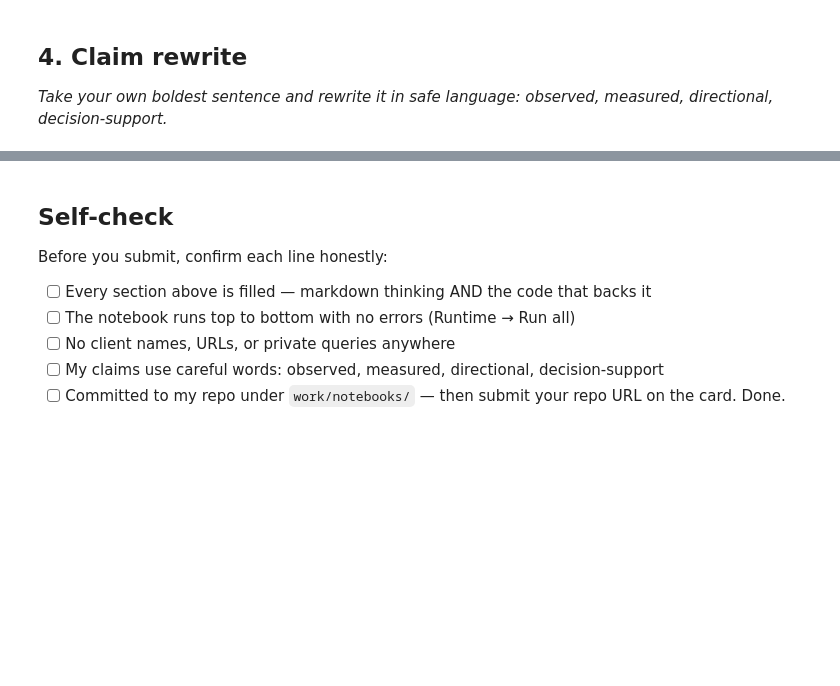
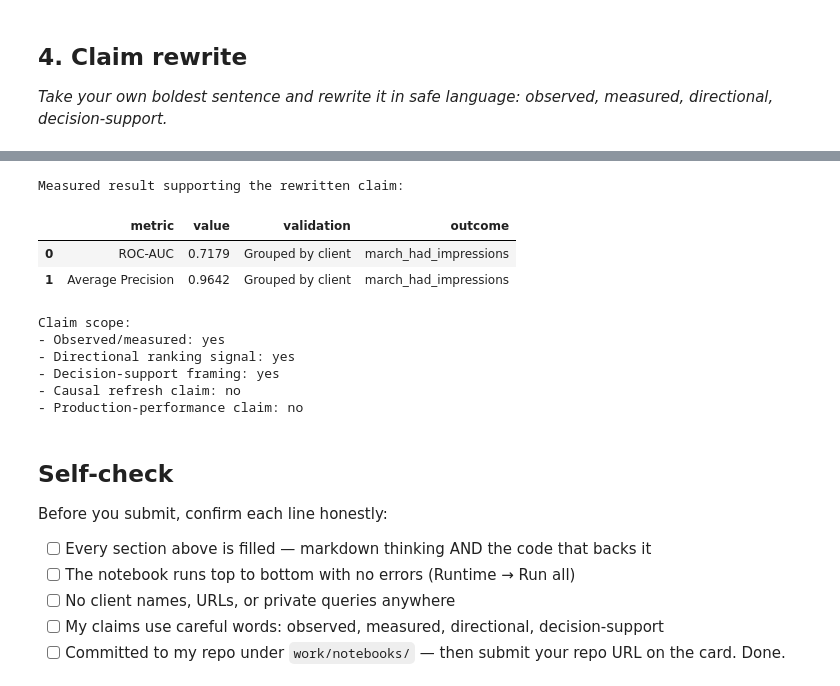
Before and after one commit to Veduisback/flyrank-ml-internship-starter, a Jupyter notebook: work/notebooks/w06_validation_audit.ipynb, the cells around one changed output, grey strips where cells are left out. Cells and saved outputs as stored; diff of their text form; code cells hidden in the pictures; blank space fills up the shorter version.

```diff
--- a/work/notebooks/w06_validation_audit.ipynb
+++ b/work/notebooks/w06_validation_audit.ipynb
@@ -37,3 +621,45 @@ This skeleton is yours to fill. Work the sections **in order** — each one has
+# %%
+# Section 4: Record the measured result used in the claim rewrite
+
+claim_audit = pd.DataFrame([
+    {
+        "metric": "ROC-AUC",
+        "value": group_auc,
+        "validation": "Grouped by client",
+        "outcome": "march_had_impressions"
+    },
+    {
+        "metric": "Average Precision",
+        "value": group_ap,
+        "validation": "Grouped by client",
+        "outcome": "march_had_impressions"
+    }
+])
+
+print("Measured result supporting the rewritten claim:")
+display(
+    claim_audit.style.format({
+        "value": "{:.4f}"
+    })
+)
+
+print("\nClaim scope:")
+print("- Observed/measured: yes")
+print("- Directional ranking signal: yes")
+print("- Decision-support framing: yes")
+print("- Causal refresh claim: no")
+print("- Production-performance claim: no")
+# %% [output]
+Measured result supporting the rewritten claim:
+|  | metric | value | validation | outcome |
+| 0 | ROC-AUC | 0.7179 | Grouped by client | march_had_impressions |
+| 1 | Average Precision | 0.9642 | Grouped by client | march_had_impressions |
+Claim scope:
+- Observed/measured: yes
+- Directional ranking signal: yes
+- Decision-support framing: yes
+- Causal refresh claim: no
+- Production-performance claim: no
 # %% [markdown]
 ## Self-check
 
```
Also changed, not shown: parts of 13 cells of this notebook.
